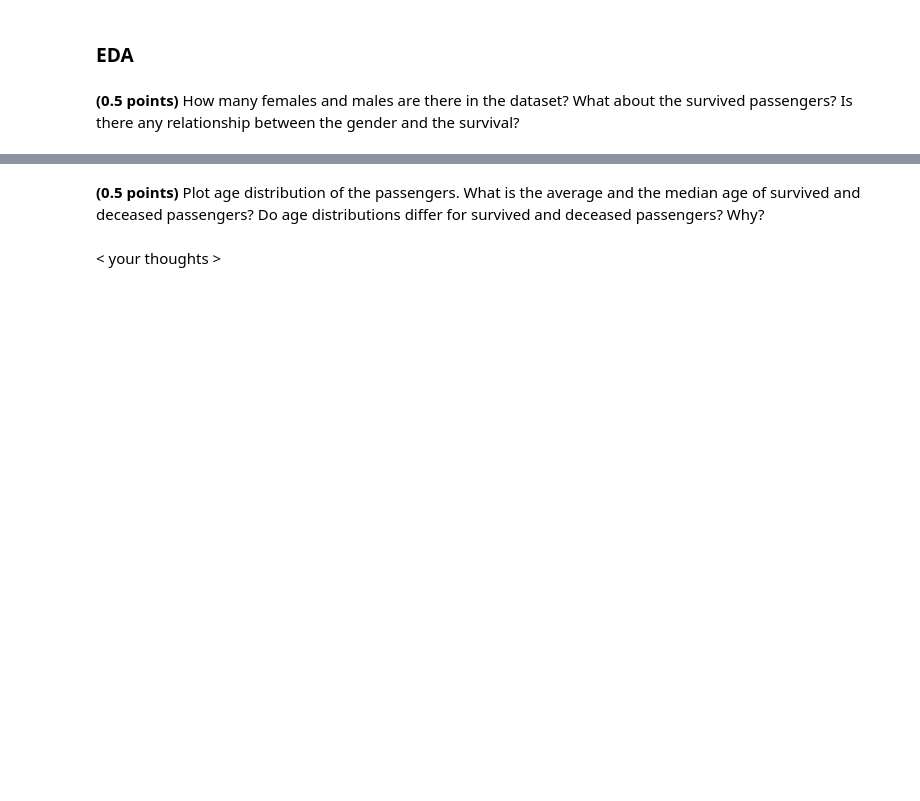
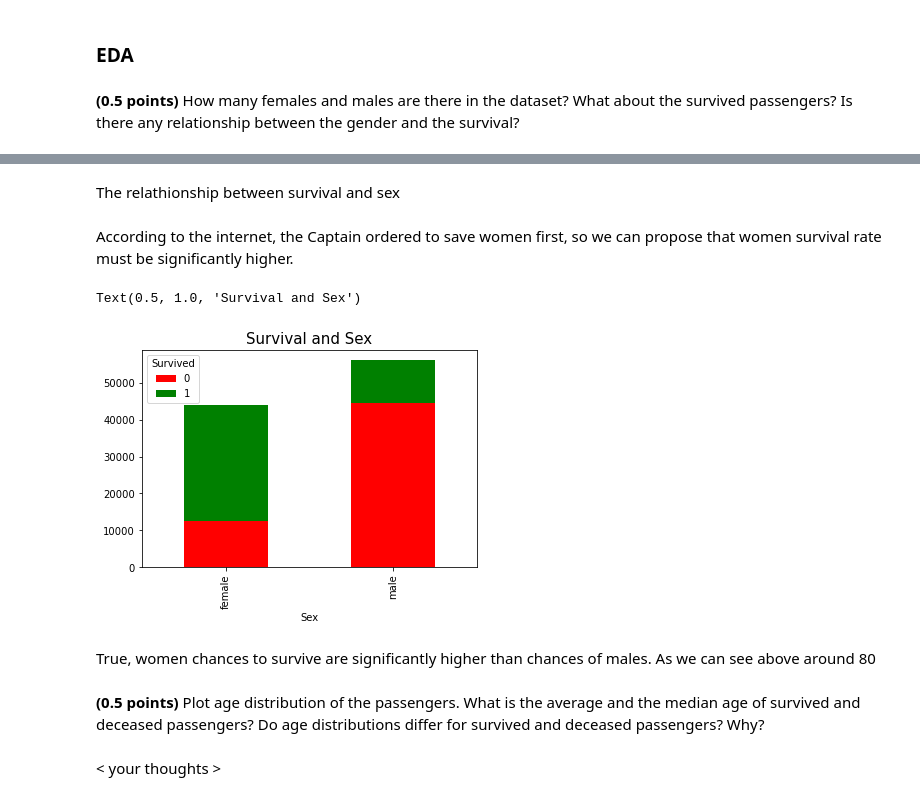
Before and after one commit to drnaida/rsschool-machine-learning-course, a Jupyter notebook: hw_classification.ipynb, the cells around one changed output, grey strips where cells are left out. Drawn from its saved outputs; the diff is of its cells as text; code cells hidden in the pictures; blank space fills up the shorter version.

Commit message:
feat: answer the question about the relationship of sex and survival

```diff
--- a/hw_classification.ipynb
+++ b/hw_classification.ipynb
@@ -483,3 +497,16 @@ print(f"Precisely, {100*data.Sex.value_counts()[0]/len(data)}% were male and {10
+# %% [markdown]
+The relathionship between survival and sex
+# %% [markdown]
+According to the internet, the Captain ordered to save women first, so we can propose that women survival rate must be significantly higher.
+# %%
+df2 = data.groupby(['Sex', 'Survived'])['Sex'].count().unstack('Survived')
+df2[[0, 1]].plot(kind='bar', stacked=True, color=['red', 'green'])
+plt.title('Survival and Sex', fontsize=15)
+# %% [output]
+Text(0.5, 1.0, 'Survival and Sex')
+[figure, added]
+# %% [markdown]
+True, women chances to survive are significantly higher than chances of males. As we can see above around 80
 # %% [markdown]
 **(0.5 points)** Plot age distribution of the passengers. What is the average and the median age of survived and deceased passengers? Do age distributions differ for survived and deceased passengers? Why?
 # %%
```
Also changed, not shown: parts of 22 cells of this notebook.
